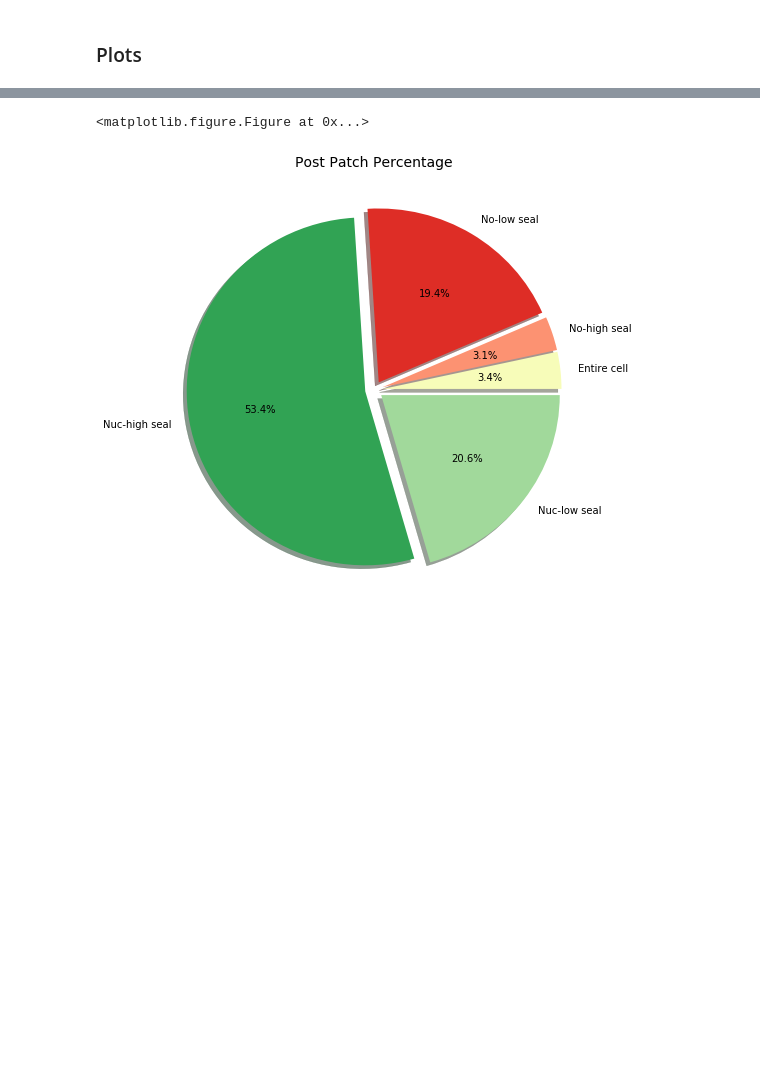
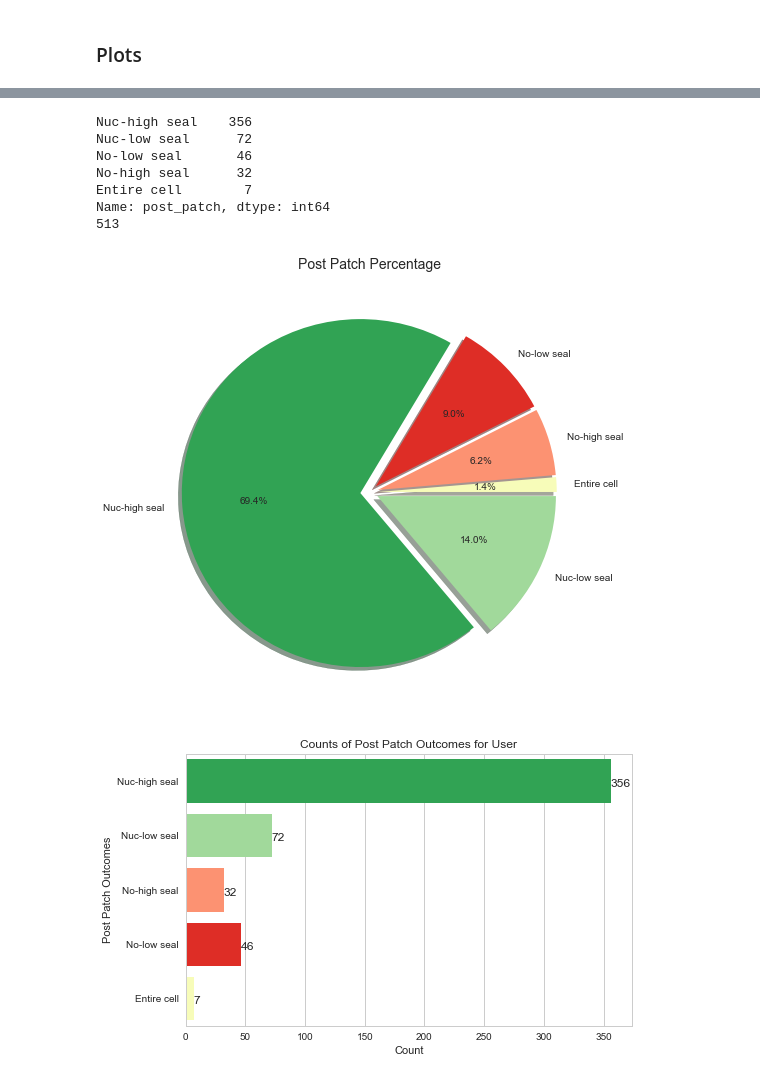
Before and after one commit to ramr24/Personal, a Jupyter notebook: Analysis/Not finished Analysis-Personal Tracker(PatchSeq).ipynb, the cells around one changed output, grey strips where cells are left out. Saved outputs shown, nothing was run; the diff lists cells and outputs as text; code cells hidden in the pictures; blank space fills up the shorter version.

```diff
--- a/Analysis/Not finished Analysis-Personal Tracker(PatchSeq).ipynb
+++ b/Analysis/Not finished Analysis-Personal Tracker(PatchSeq).ipynb
@@ -106,5 +101,28 @@ def pie_plot(ps_df1):
     plt.title('Post Patch Percentage', loc = 'center', fontsize = 14)
     plt.axes().set_ylabel('')
+# %%
+def bar_plot(df):
+    """To create a horizontal bar graph using df converted to pivot table.
+
+    Arguements:
+        df: pandas dataframe converted to pivot table
+
+    Returns: None
+    """
+
+    df1 = df.groupby(['post_patch']).size().reset_index(name = 'count')
+
+    plt.subplots(figsize=(8,5)) #Has to be before the plot to work
+
+    ax = sns.barplot(x = 'count', y = 'post_patch', order = x_order, palette = colors, saturation = 1, data = df1)
+    ax.set(xlabel = 'Count', ylabel = 'Post Patch Outcomes')
+    ax.set_title("Counts of Post Patch Outcomes for User")
+
+    for p in ax.patches: #Figure out how this loop works
+        value = p.get_width()
+        ax.text(value, p.get_y() + p.get_height()/2 + 0.1, '{:1.0f}'.format(value), ha = "left", fontsize = 12)
+
+# + 0.1 = chooses location of the value vertically
 # %%
 #Making global variables
 ps_df = get_ps_df()
@@ -150,2 +169,16 @@ writer.save()
+# %%
+def main():
+    """Prints out graphs and charts
+
+    Arguements: none
+
+    Returns: none
+    """
+
+    #Prints plots
+    print(ps_df['post_patch'].value_counts())
+    print(ps_df['post_patch'].value_counts().sum())
+    pie_plot(ps_df)
+    bar_plot(ps_df)
 # %% [markdown]
 ### Plots
@@ -162,5 +185,12 @@ ps_df1
-# %%
-pie_plot(ps_df1)
-# %% [output]
-<matplotlib.figure.Figure at 0x...>
-[figure, removed]
+# %%
+main()
+# %% [output]
+Nuc-high seal    356
+Nuc-low seal      72
+No-low seal       46
+No-high seal      32
+Entire cell        7
+Name: post_patch, dtype: int64
+513
+[figure, added]
+[figure, added]
```
Also changed, not shown: parts of 17 cells of this notebook, 3 other files.
